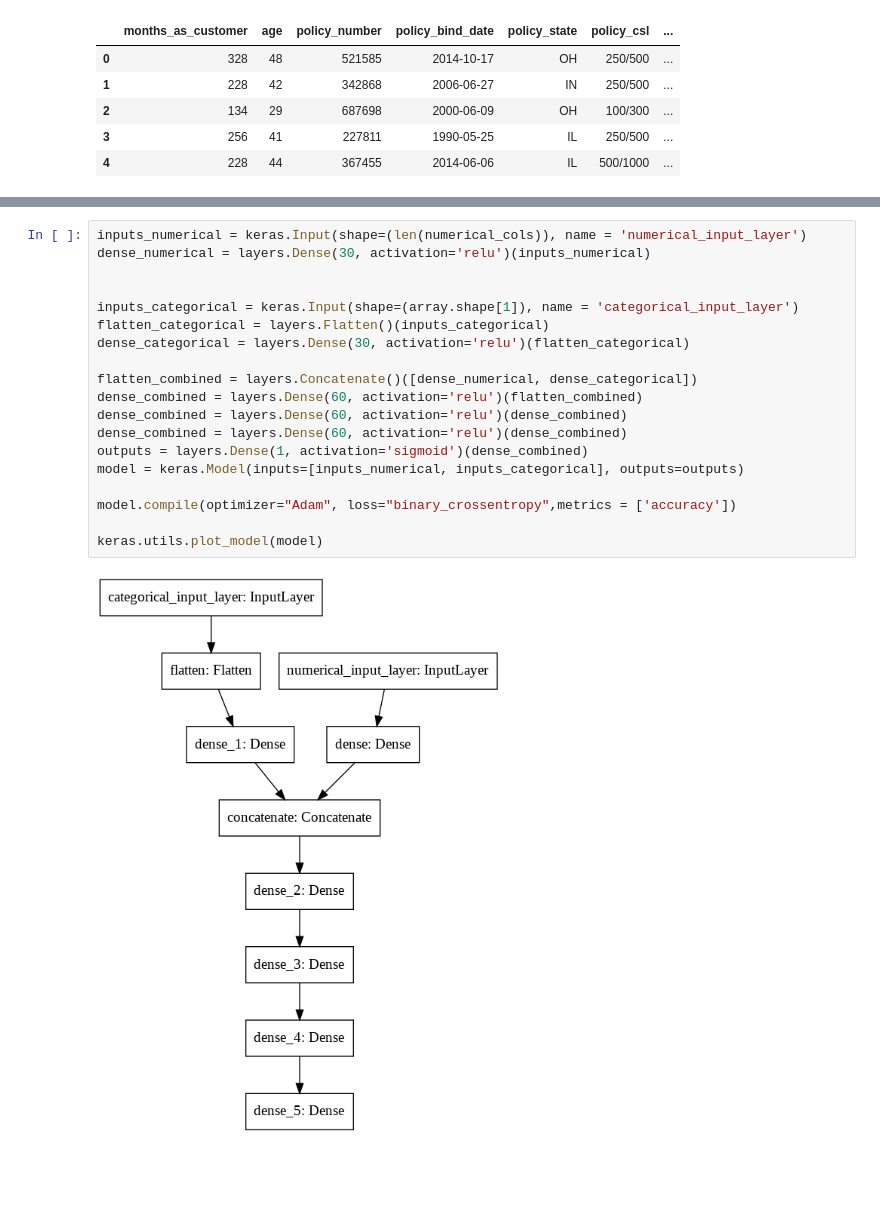
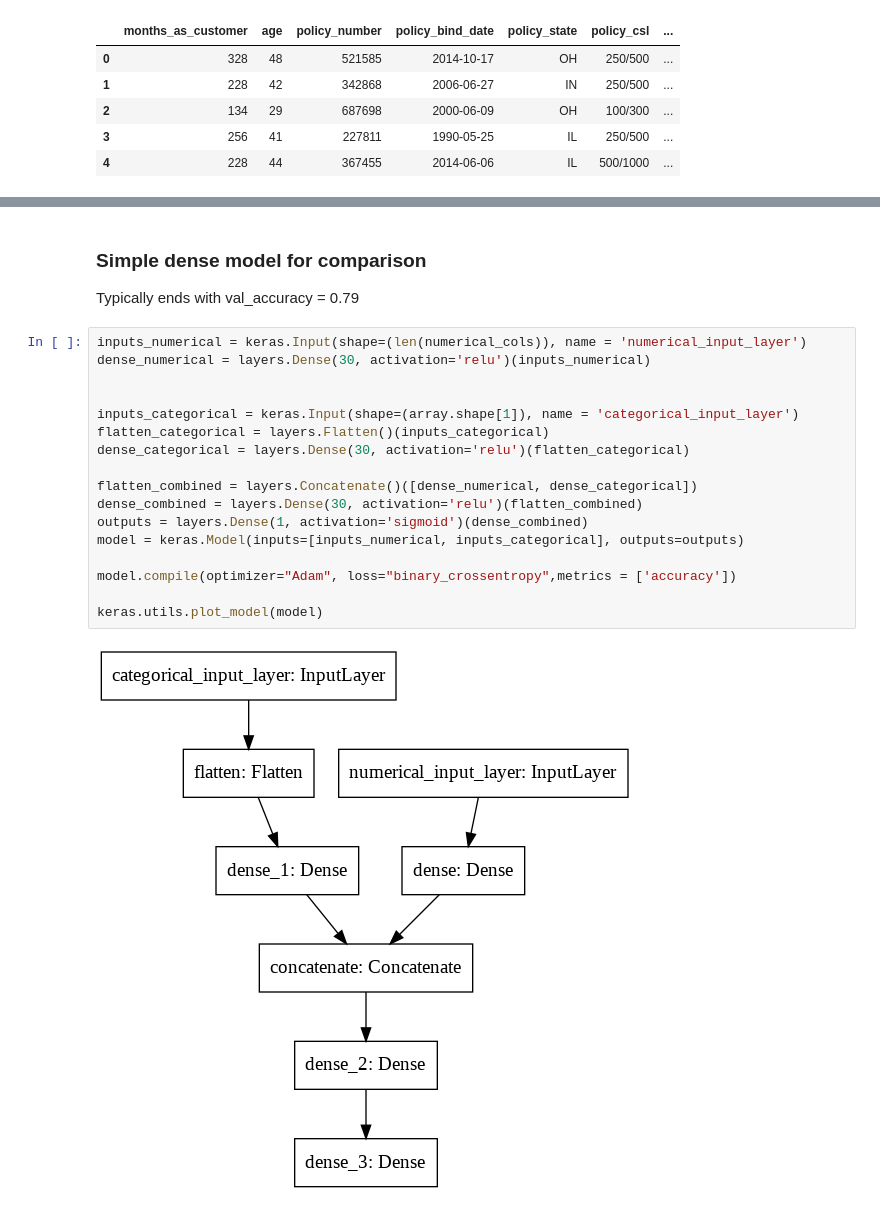
Before and after one commit to NUS-Fintech-Society/Insurance-Fraud-Detection, a Jupyter notebook: neural_network.ipynb, the cells around one changed output, grey strips where cells are left out. Drawn from its saved outputs; the diff is of its cells as text; blank space fills up the shorter version.

```diff
--- a/neural_network.ipynb
+++ b/neural_network.ipynb
@@ -65,23 +96,24 @@ for col in categorical.columns:
+# %% [markdown]
+### Simple dense model for comparison
+Typically ends with val_accuracy = 0.79
 # %%
 inputs_numerical = keras.Input(shape=(len(numerical_cols)), name = 'numerical_input_layer')
 dense_numerical = layers.Dense(30, activation='relu')(inputs_numerical)
 
 
 inputs_categorical = keras.Input(shape=(array.shape[1]), name = 'categorical_input_layer')
 flatten_categorical = layers.Flatten()(inputs_categorical)
 dense_categorical = layers.Dense(30, activation='relu')(flatten_categorical)
 
 flatten_combined = layers.Concatenate()([dense_numerical, dense_categorical])
-dense_combined = layers.Dense(60, activation='relu')(flatten_combined)
-dense_combined = layers.Dense(60, activation='relu')(dense_combined)
-dense_combined = layers.Dense(60, activation='relu')(dense_combined)
+dense_combined = layers.Dense(30, activation='relu')(flatten_combined)
 outputs = layers.Dense(1, activation='sigmoid')(dense_combined)
 model = keras.Model(inputs=[inputs_numerical, inputs_categorical], outputs=outputs)
 
 model.compile(optimizer="Adam", loss="binary_crossentropy",metrics = ['accuracy'])
 
 keras.utils.plot_model(model)
 # %% [output]
-[figure, old version]
+[figure, new version]
 # %%
 bestValLoss = keras.callbacks.EarlyStopping(
```
Also changed, not shown: parts of 8 cells of this notebook.
